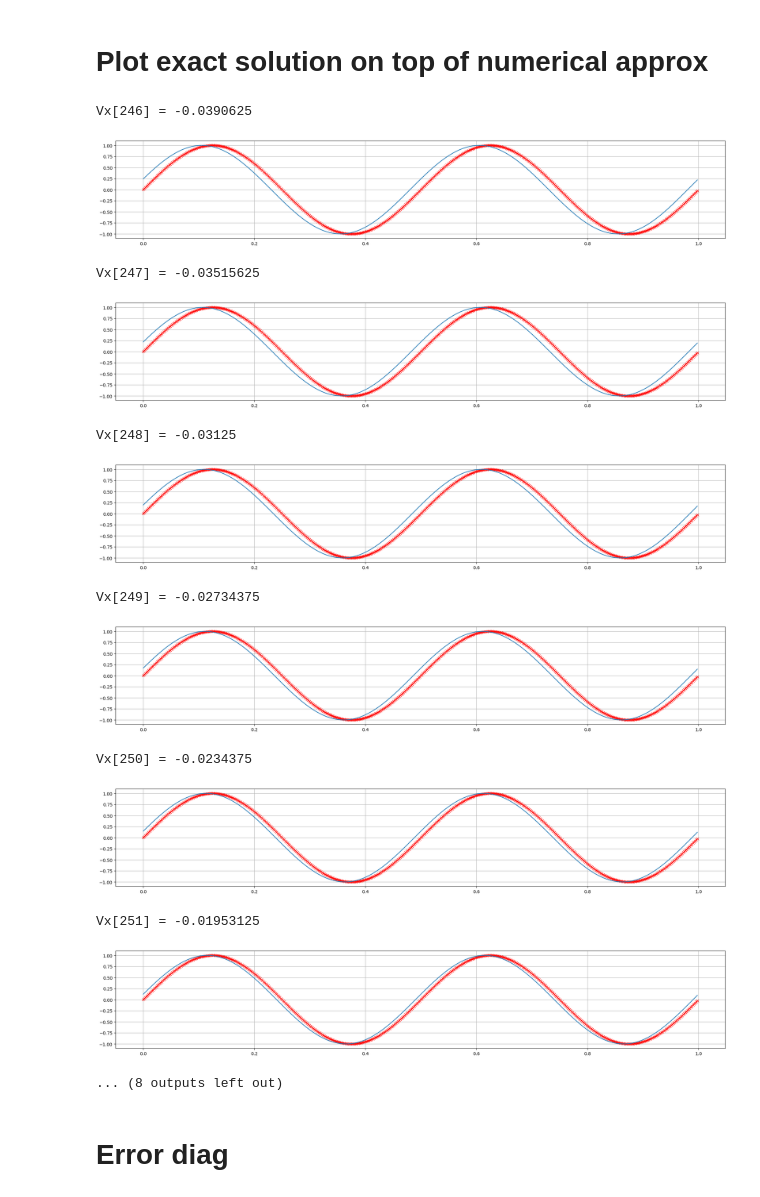
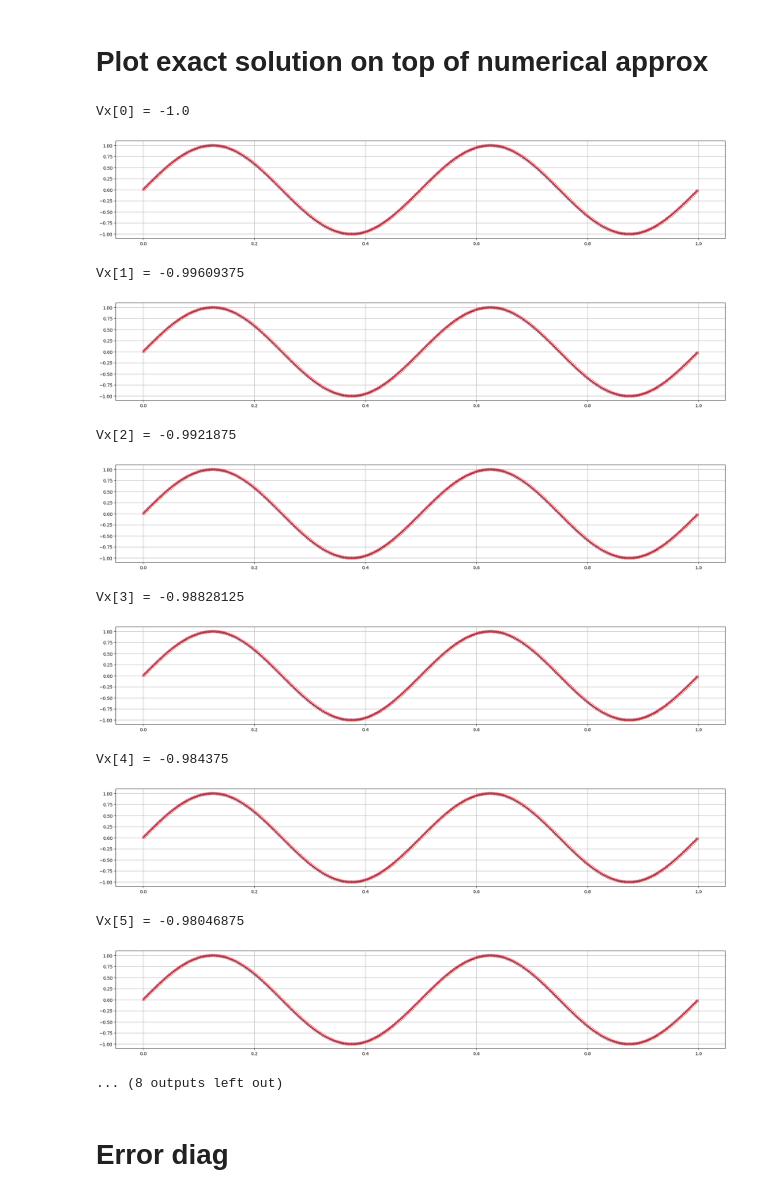
Before and after one commit to Maison-de-la-Simulation/parallel-advection, a Jupyter notebook: benchmark/visualize.ipynb, the cells around one changed output. Drawn from its saved outputs; the diff is of its cells as text; code cells hidden in the pictures.

```diff
--- a/benchmark/visualize.ipynb
+++ b/benchmark/visualize.ipynb
@@ -53,31 +53,31 @@ minVx : -1.0
 # %%
 t = nIter*dt
 x = np.arange(minX, maxX, step=dx)
 
 # for iloc in range(len(df)):
-for iloc in range(246, 256):
+for iloc in range(0, 10):
     currV = minVx + iloc * dvx
     print(f"Vx[{iloc}] = {currV}")
 
     plt.figure(figsize=(25,4))
     y = df.iloc[iloc]
     plt.plot(x, y, '-rx') #plot numerical approximation
     plt.plot(x, np.sin((x - t*currV)*4*math.pi)) #plot the exact solution for this Vx
     plt.grid()
     plt.show()
 # %% [output]
-Vx[246] = -0.0390625
+Vx[0] = -1.0
-[figure, old version]
+[figure, new version]
-Vx[247] = -0.03515625
+Vx[1] = -0.99609375
-[figure, old version]
+[figure, new version]
-Vx[248] = -0.03125
+Vx[2] = -0.9921875
-[figure, old version]
+[figure, new version]
-Vx[249] = -0.02734375
+Vx[3] = -0.98828125
-[figure, old version]
+[figure, new version]
-Vx[250] = -0.0234375
+Vx[4] = -0.984375
-[figure, old version]
+[figure, new version]
-Vx[251] = -0.01953125
+Vx[5] = -0.98046875
-[figure, old version]
+[figure, new version]
 ... (8 outputs left out)
 # %% [markdown]
 # Error diag
```
Also changed, not shown: parts of 2 cells of this notebook, 3 other files.
